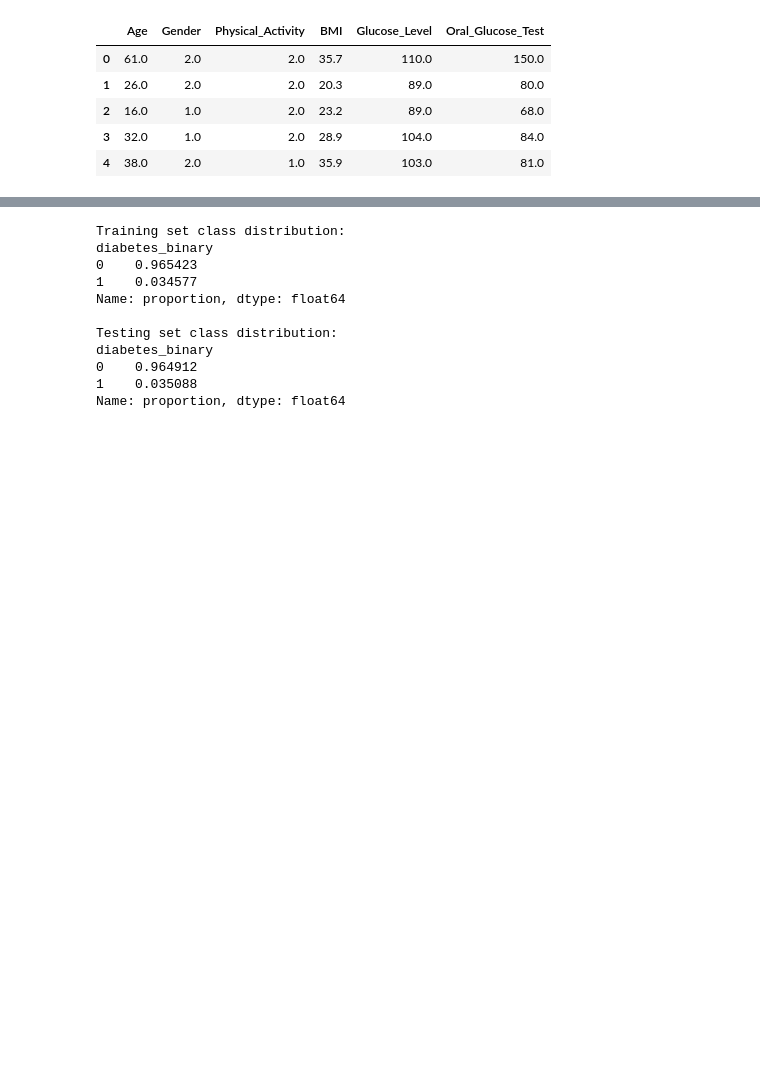
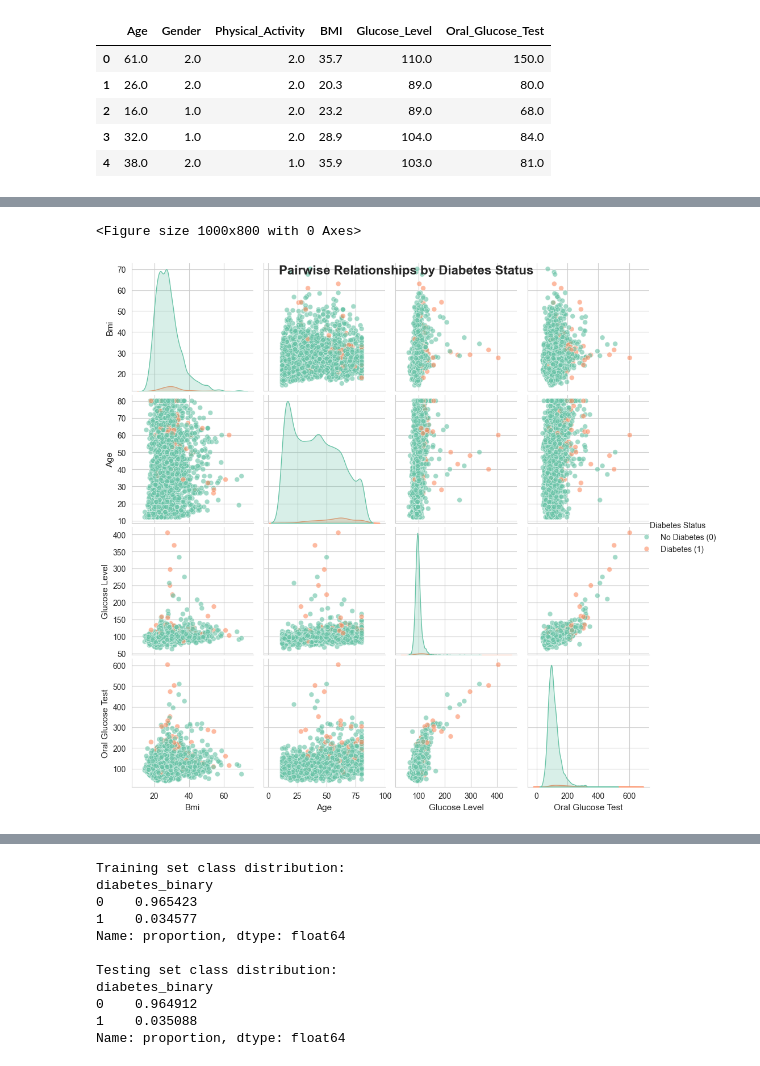
Before and after one commit to bpickett14/MATH3310_FA_2025_FP1_G01_PICKETT_CARDONA, a Jupyter notebook: notebooks/Final.ipynb, the cells around one changed output, grey strips where cells are left out. Cells and saved outputs as stored; diff of their text form; code cells hidden in the pictures; blank space fills up the shorter version.

```diff
--- a/notebooks/Final.ipynb
+++ b/notebooks/Final.ipynb
@@ -576,0 +314,37 @@ X_diab.head()
+# %%
+# Set style for publication-quality plots
+sns.set_style("whitegrid")
+plt.figure(figsize=(10, 8))
+
+# Create pairplot with hue = diabetes_binary
+g = sns.pairplot(
+    diab_df[['BMI', 'Age', 'Glucose_Level', 'Oral_Glucose_Test', 'diabetes_binary']],
+    hue='diabetes_binary',
+    palette=['#66c2a5', '#fc8d62'],  # Colorblind-friendly: green for No Diabetes, orange for Diabetes
+    diag_kind='kde',                 # Density plots on diagonal
+    plot_kws={'alpha': 0.6, 's': 40}, # Point transparency and size
+    diag_kws={'fill': True, 'bw_adjust': 0.75}  # Smoother density curves
+)
+
+# Customize titles and labels
+g.fig.suptitle('Pairwise Relationships by Diabetes Status', fontsize=16, fontweight='bold', y=0.98)
+for ax in g.axes.flat:
+    if ax.get_xlabel():
+        ax.set_xlabel(ax.get_xlabel().replace('_', ' ').title(), fontsize=11)
+    if ax.get_ylabel():
+        ax.set_ylabel(ax.get_ylabel().replace('_', ' ').title(), fontsize=11)
+
+# Improve legend
+g._legend.set_title('Diabetes Status')
+g._legend.get_texts()[0].set_text('No Diabetes (0)')
+g._legend.get_texts()[1].set_text('Diabetes (1)')
+
+# Save high-res figure
+filename = "pairplot_diabetes_features_300dpi.png"
+plt.savefig(filename, dpi=300, bbox_inches='tight')
+
+# Show plot
+plt.show()
+# %% [output]
+<Figure size 1000x800 with 0 Axes>
+[figure, added]
```
Also changed, not shown: parts of 45 cells of this notebook.
